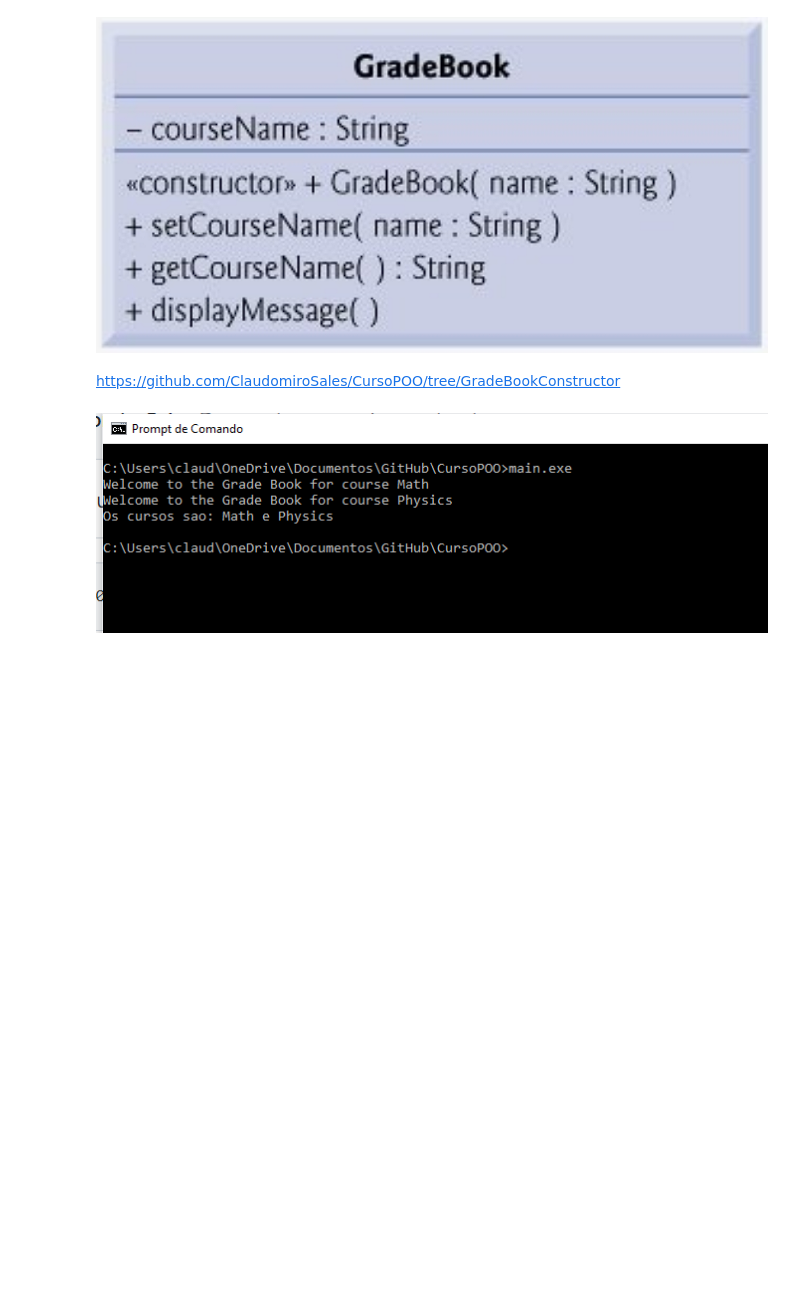
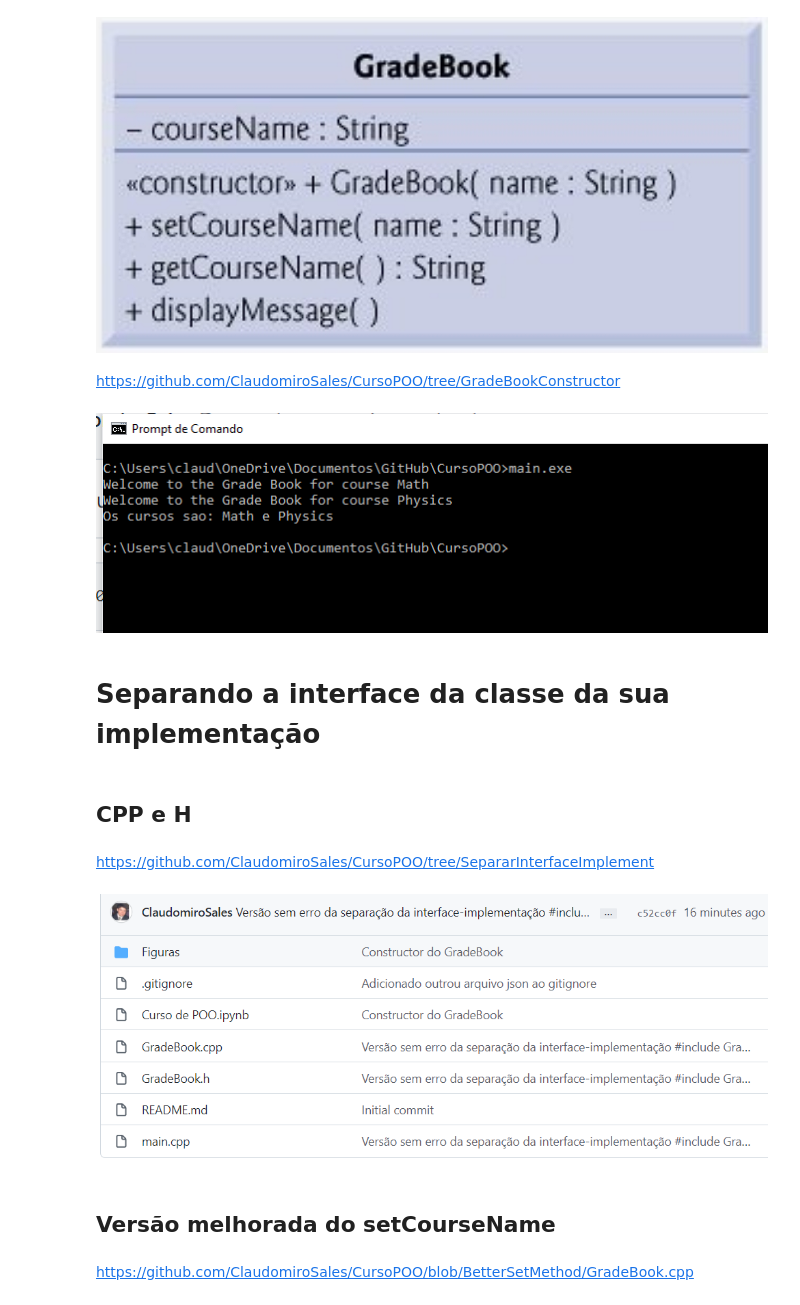
Before and after one commit to ClaudomiroSales/CursoPOO, a Jupyter notebook: Curso de POO.ipynb, the cells around one changed output. Cells and saved outputs as stored; diff of their text form; code cells hidden in the pictures; blank space fills up the shorter version.

Commit message:
H e CPP da classe
Mostra a separação entre a interface e a implementação da classe.
Mostra uma versão melhorada do set para validação dos dados

```diff
--- a/Curso de POO.ipynb
+++ b/Curso de POO.ipynb
@@ -221,3 +224,13 @@ int main()
 Image(filename = pathFileImages + 'SaidaConstructor.png')
 # %% [output]
 [figure]
+# %% [markdown]
+# Separando a interface da classe da sua implementação
+# %% [markdown]
+## CPP e H
+# %% [markdown]
+https://github.com/ClaudomiroSales/CursoPOO/tree/SepararInterfaceImplement
+# %%
+Image(filename = pathFileImages + 'CPP_H.png')
+# %% [output]
+[figure, added]
@@ -223,0 +321,4 @@ Image(filename = pathFileImages + 'SaidaConstructor.png')
+# %% [markdown]
+## Versão melhorada do setCourseName
+# %% [markdown]
+https://github.com/ClaudomiroSales/CursoPOO/blob/BetterSetMethod/GradeBook.cpp
```
Also changed, not shown: parts of 7 cells of this notebook.
